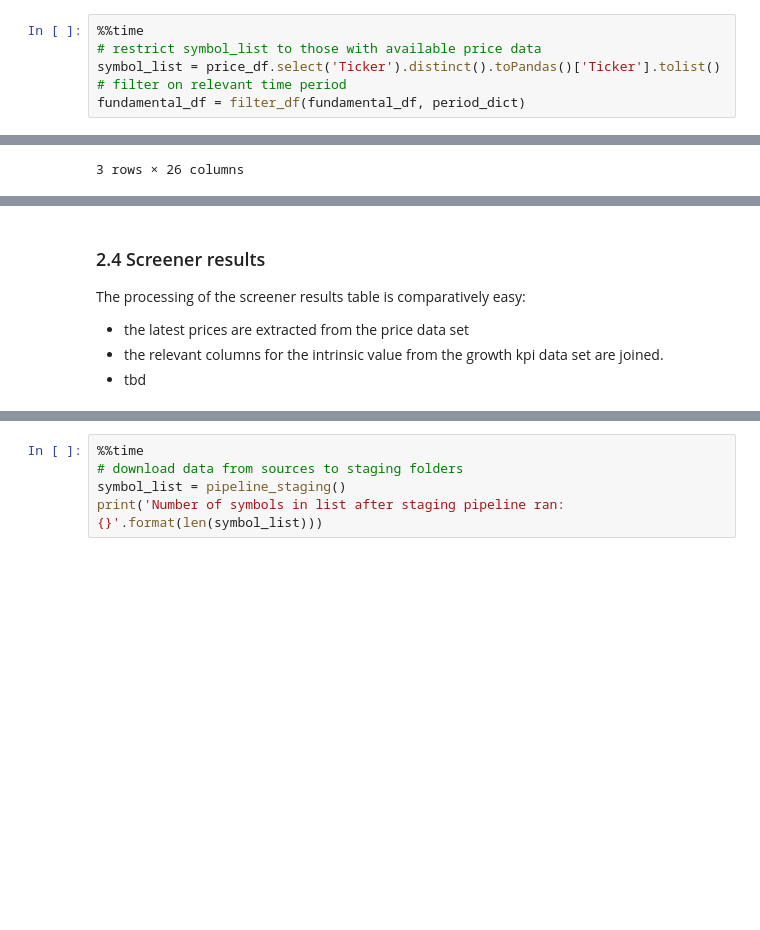
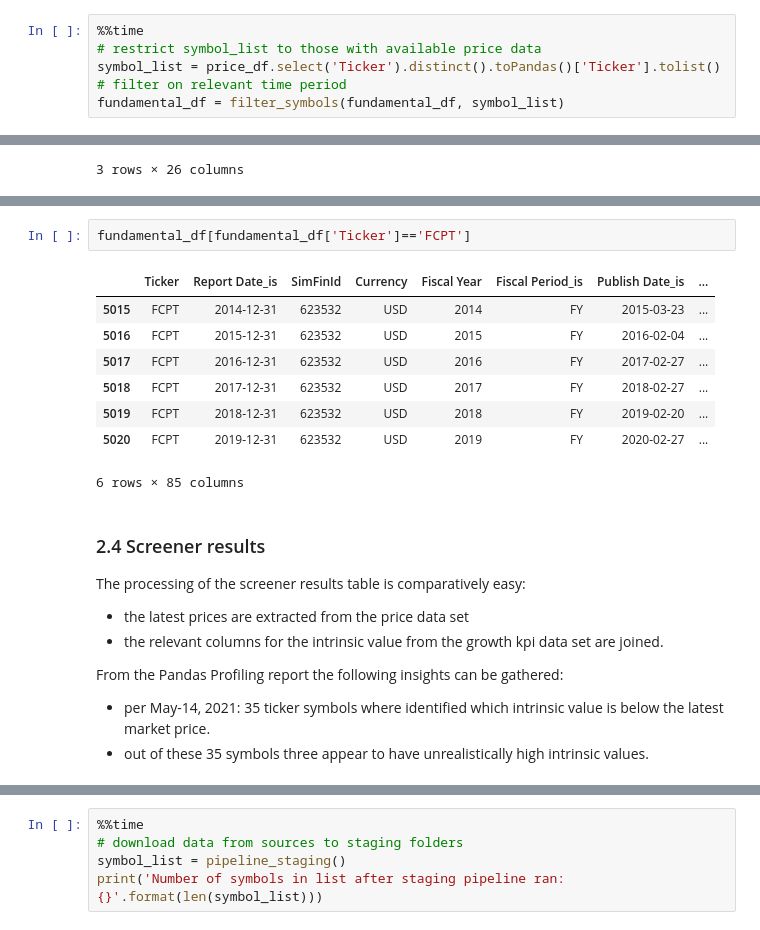
Before and after one commit to bofflord/stock-screener, a Jupyter notebook: src/capstone_stockscreener.ipynb, the cells around one changed output, grey strips where cells are left out. Cells and saved outputs as stored; diff of their text form; blank space fills up the shorter version.

```diff
--- a/src/capstone_stockscreener.ipynb
+++ b/src/capstone_stockscreener.ipynb
@@ -459,5 +461,5 @@ Wall time: 21.2 s
 # restrict symbol_list to those with available price data
 symbol_list = price_df.select('Ticker').distinct().toPandas()['Ticker'].tolist()
 # filter on relevant time period
-fundamental_df = filter_df(fundamental_df, period_dict)
+fundamental_df = filter_symbols(fundamental_df, symbol_list)
 # %% [output]
@@ -512,9 +604,23 @@ growth_df.head(3)
+# %%
+fundamental_df[fundamental_df['Ticker']=='FCPT']
+# %% [output]
+|  | Ticker | Report Date_is | SimFinId | Currency | Fiscal Year | Fiscal Period_is | Publish Date_is | ... |
+| 5015 | FCPT | 2014-12-31 | 623532 | USD | 2014 | FY | 2015-03-23 | ... |
+| 5016 | FCPT | 2015-12-31 | 623532 | USD | 2015 | FY | 2016-02-04 | ... |
+| 5017 | FCPT | 2016-12-31 | 623532 | USD | 2016 | FY | 2017-02-27 | ... |
+| 5018 | FCPT | 2017-12-31 | 623532 | USD | 2017 | FY | 2018-02-27 | ... |
+| 5019 | FCPT | 2018-12-31 | 623532 | USD | 2018 | FY | 2019-02-20 | ... |
+| 5020 | FCPT | 2019-12-31 | 623532 | USD | 2019 | FY | 2020-02-27 | ... |
+6 rows × 85 columns
 # %% [markdown]
 ### 2.4 Screener results
 The processing of the screener results table is comparatively easy:
 - the latest prices are extracted from the price data set
 - the relevant columns for the intrinsic value from the growth kpi data set are joined.
-- tbd
+
+From the Pandas Profiling report the following insights can be gathered:
+- per May-14, 2021: 35 ticker symbols where identified which intrinsic value is below the latest market price.
+- out of these 35 symbols three appear to have unrealistically high intrinsic values.
 # %%
 %%time
 # find stocks which latest price is under the mos
```
Also changed, not shown: parts of 28 cells of this notebook, 2 other files.
